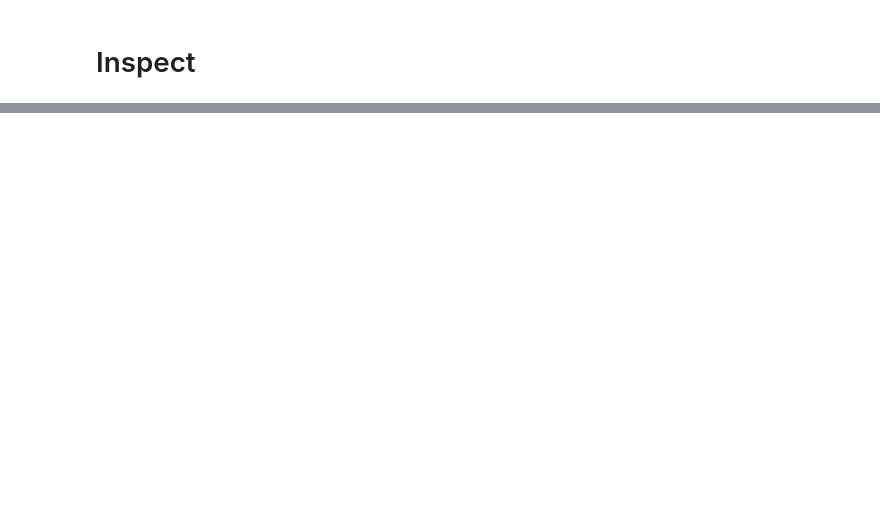
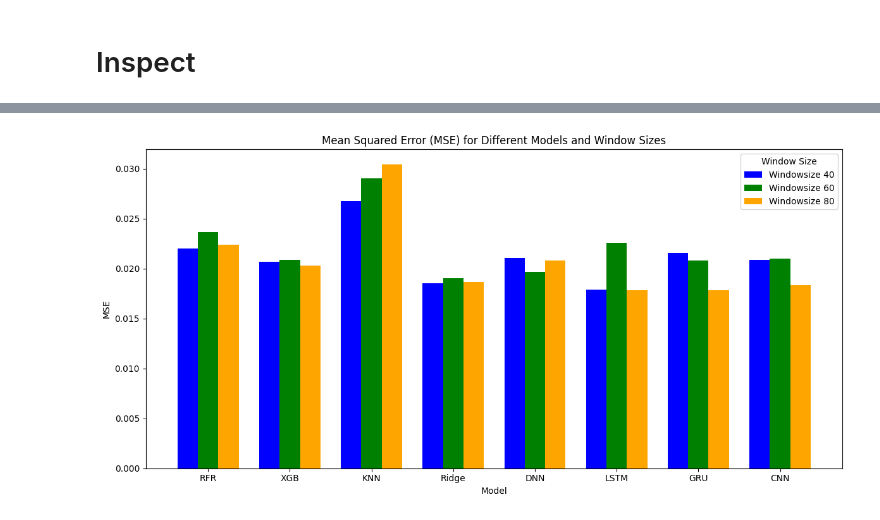
Before and after one commit to Divanvdb/Forecasting_Tools, a Jupyter notebook: 6_Compare.ipynb, the cells around one changed output, grey strips where cells are left out. Cells and saved outputs as stored; diff of their text form; code cells hidden in the pictures; blank space fills up the shorter version.

```diff
--- a/6_Compare.ipynb
+++ b/6_Compare.ipynb
@@ -219,0 +261,53 @@ plot_models(models, model_names, colors, dm.f_test, dm.t_test, height=10, width=
+# %%
+import matplotlib.pyplot as plt
+import pandas as pd
+
+# Define the data for different window sizes
+data = {
+    'Model': ['RFR', 'XGB', 'KNN', 'Ridge', 'DNN', 'LSTM', 'GRU', 'CNN'],
+    'Windowsize 40': [0.022006812165907923, 0.020670354186015722, 0.02673458660393061,
+                      0.01851021040791892, 0.021044697463352965, 0.01791931284360582,
+                      0.02158462949025909, 0.020868714343245304],
+    'Windowsize 60': [0.02362639633127723, 0.02085831178051496, 0.02902835006423168,
+                      0.01903356662473385, 0.019637286472741117, 0.02255311831894508,
+                      0.020777082271450992, 0.020966795432568658],
+    'Windowsize 80': [0.022375688786980704, 0.020297818791620133, 0.03040519603804747,
+                      0.01868512602678543, 0.02077663462134117, 0.017839385192843768,
+                      0.01782261559283713, 0.018331928808674663]
+}
+
+# Create a DataFrame from the data
+df = pd.DataFrame(data)
+
+# Set the figure size
+plt.figure(figsize=(12, 6))
+
+# Define colors for each window size
+colors = {'Windowsize 40': 'blue', 'Windowsize 60': 'green', 'Windowsize 80': 'orange'}
+
+# Plotting the bar chart for each model and window size
+bar_width = 0.25  # Width of each bar
+models = df['Model']
+x = range(len(models))
+
+for i, ws in enumerate(['Windowsize 40', 'Windowsize 60', 'Windowsize 80']):
+    plt.bar(
+        [pos + i * bar_width for pos in x],
+        df[ws],
+        width=bar_width,
+        color=colors[ws],
+        label=ws
+    )
+
+# Set labels and title
+plt.xlabel('Model')
+plt.ylabel('MSE')
+plt.title('Mean Squared Error (MSE) for Different Models and Window Sizes')
+plt.xticks([pos + bar_width for pos in x], models)
+plt.legend(title='Window Size')
+
+# Show plot
+plt.tight_layout()
+plt.show()
+# %% [output]
+[figure, added]
```
Also changed, not shown: parts of 7 cells of this notebook, 12 other files.
